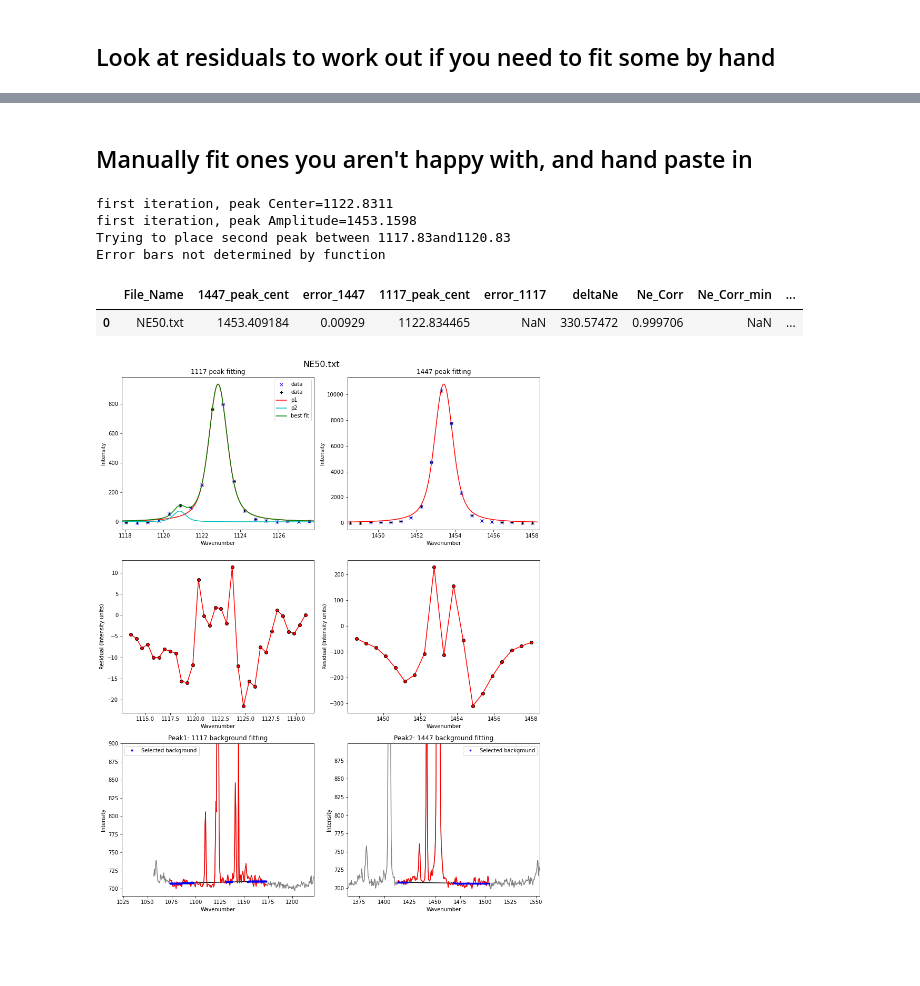
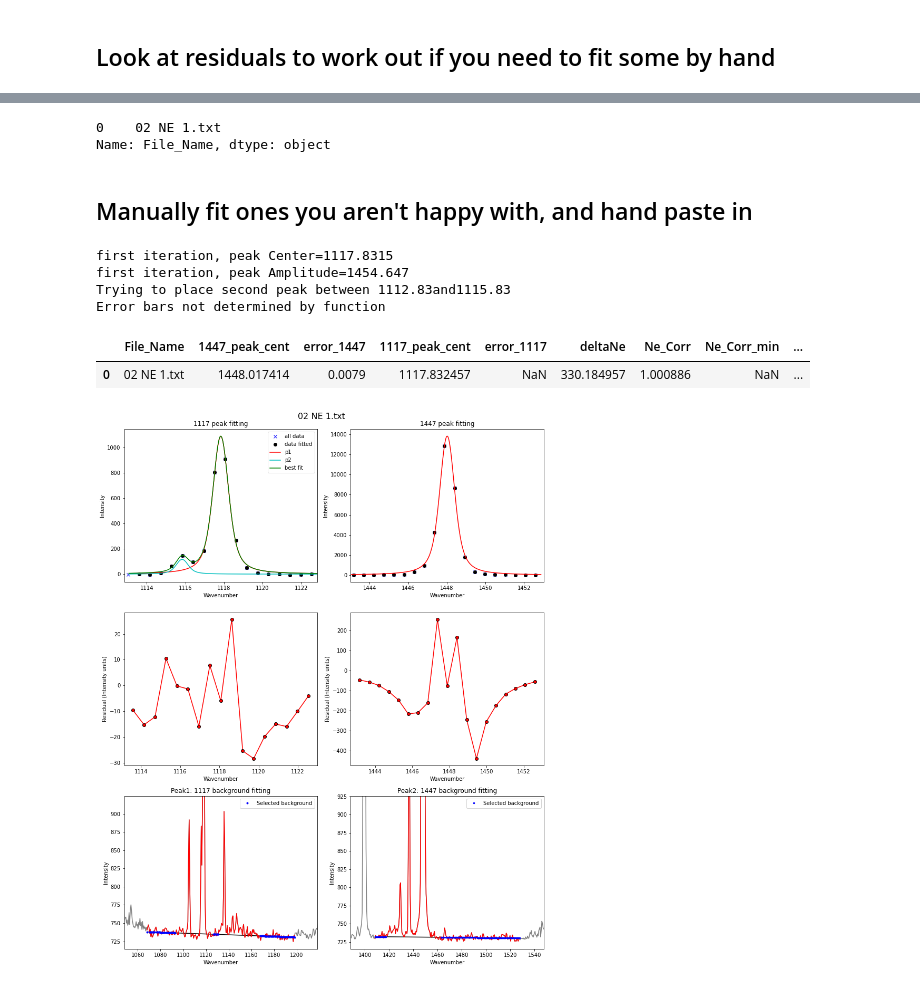
Before and after one commit to PennyWieser/DiadFit, a Jupyter notebook: docs/Examples/Ne_Line_Fitting/Ne_Line_Fitting_Loop_headlesstxt.ipynb, the cells around one changed output, grey strips where cells are left out. Saved outputs shown, nothing was run; the diff lists cells and outputs as text; code cells hidden in the pictures; blank space fills up the shorter version.

```diff
--- a/docs/Examples/Ne_Line_Fitting/Ne_Line_Fitting_Loop_headlesstxt.ipynb
+++ b/docs/Examples/Ne_Line_Fitting/Ne_Line_Fitting_Loop_headlesstxt.ipynb
@@ -25,8 +25,8 @@ Ne_files=pf.get_Ne_files(path=path, ID_str=ID_str, exclude_str=exclude_str, sort
 # %%
 filename=Ne_files[1]  # Or you could put a string here, like 'NE1.txt'
 # You might need to adjust if your spectra is way off
-peak1_cent=1123
-peak2_cent=1453
+peak1_cent=1118
+peak2_cent=1450
 
 
 Ne, df_sort_Ne_trim, nearest_1117, nearest_1447=pf.plot_Ne_lines(path=path, filename=filename, filetype=filetype,
@@ -112,7 +112,20 @@ for i in range(0, len(Ne_files)):
     print('working on ' + str(Ne_files[i]))
 
     data=pf.fit_Ne_lines(Ne=Ne, filename=filename, path=path, prefix=prefix,
-LH_offset_mini=LH_offset_mini, peaks_1=peaks_1, Ne_center_1=nearest_1117, Ne_center_2=nearest_1447, amplitude=amplitude, plot_figure=plot_figure, loop=True)
+
+
+LH_offset_mini=LH_offset_mini, peaks_1=peaks_1, Ne_center_1=nearest_1117,
+lower_bck_pk1=[-50, -25], upper_bck1_pk1=[8, 13], upper_bck2_pk1=[50, 80],
+lower_bck_pk2=[-40, -30], upper_bck1_pk2=[15, 50], upper_bck2_pk2=[50, 80],
+Ne_center_2=nearest_1447, amplitude=amplitude,
+x_range_baseline=x_range_baseline, y_range_baseline=y_range_baseline,
+x_span_pk1_override=x_span_pk1_override,
+x_span_pk2_override=x_span_pk2_override, x_range_peak=x_range_peak,
+plot_figure=plot_figure, loop=True)
+
+
+
+
 
     df = df.append(data)
 
@@ -246,36 +225,51 @@ outliers
+# %%
+outlier['File_Name']
+# %% [output]
+0    02 NE 1.txt
+Name: File_Name, dtype: object
 # %% [markdown]
 ## Manually fit ones you aren't happy with, and hand paste in
 # %%
-filename='NE50.txt'
+filename='02 NE 1.txt'
 #If you have weak Ne lines and no secondary peak, set to 1
 peaks_1=2
-# If weak, set to 10
+# Determines how far from the peak center the 2nd peak is.
 LH_offset_mini=[2, 5]
 # If fit really bad, try tweaking the amplitude here
 amplitude=100
-x_range=50
+#x_range - Determins how much outside your selected background position the baseline plot shows
+x_range_baseline=20
 # Y range- Determins how much y axis you get above the baseline on the plot
-y_range=200
-# Backgrounds, relative to peak center. Adjust in function.
+y_range_baseline=200
+
+# Can either set this as none, in which case it fits between the background positions,
+#or decide exactly how many wavenumbers either side of the peak position above you want the voigt routine to fit
+# E.g. here, fitting 10 either side of the peak for Peak 1
+x_span_pk1_override=[-5, 5]
+# And -5 to the left, 7 to the right of Peak2
+x_span_pk2_override=[-5, 5]
+
+# Sets x lim for peak fit top plot, if None, uses range of x of fitting data, can override
+x_range_peak=5
+
 
 # To see other parameters you can tweak, do help(pf.fit_Ne_lines) if this isn't working fo your spectra.
 df_test, Ne_1117_reg_x_plot, Ne_1117_reg_y_plot=pf.fit_Ne_lines(
 Ne=Ne, filename=filename, path=path, prefix=prefix,
 LH_offset_mini=LH_offset_mini, peaks_1=peaks_1,
 Ne_center_1=nearest_1117, Ne_center_2=nearest_1447,
-amplitude=amplitude,
-x_span_1=[-10, 8],
-lower_bck_pk1=[-50, -25], upper_bck1_pk1=[8, 15], upper_bck2_pk1=[30, 50],
-N_poly_2_baseline=1, x_span_2=[-5, 5],
-lower_bck_pk2=[-40, -30], upper_bck1_pk2=[15, 50], upper_bck2_pk2=[50, 51],
-x_range=x_range, y_range=y_range)
+lower_bck_pk1=[-50, -25], upper_bck1_pk1=[8, 13], upper_bck2_pk1=[50, 80],
+lower_bck_pk2=[-40, -30], upper_bck1_pk2=[15, 50], upper_bck2_pk2=[50, 80],
+amplitude=amplitude, x_range_baseline=x_range_baseline, y_range_baseline=y_range_baseline,
+x_span_pk1_override=x_span_pk1_override,
+x_span_pk2_override=x_span_pk2_override, x_range_peak=x_range_peak)
 
 df_test
 # %% [output]
-first iteration, peak Center=1122.8311
-first iteration, peak Amplitude=1453.1598
-Trying to place second peak between 1117.83and1120.83
+first iteration, peak Center=1117.8315
+first iteration, peak Amplitude=1454.647
+Trying to place second peak between 1112.83and1115.83
 Error bars not determined by function
 |  | File_Name | 1447_peak_cent | error_1447 | 1117_peak_cent | error_1117 | deltaNe | Ne_Corr | Ne_Corr_min | ... |
-| 0 | NE50.txt | 1453.409184 | 0.00929 | 1122.834465 | NaN | 330.57472 | 0.999706 | NaN | ... |
+| 0 | 02 NE 1.txt | 1448.017414 | 0.0079 | 1117.832457 | NaN | 330.184957 | 1.000886 | NaN | ... |
-[figure, old version]
+[figure, new version]
```
Also changed, not shown: parts of 5 cells of this notebook, 22 other files.
